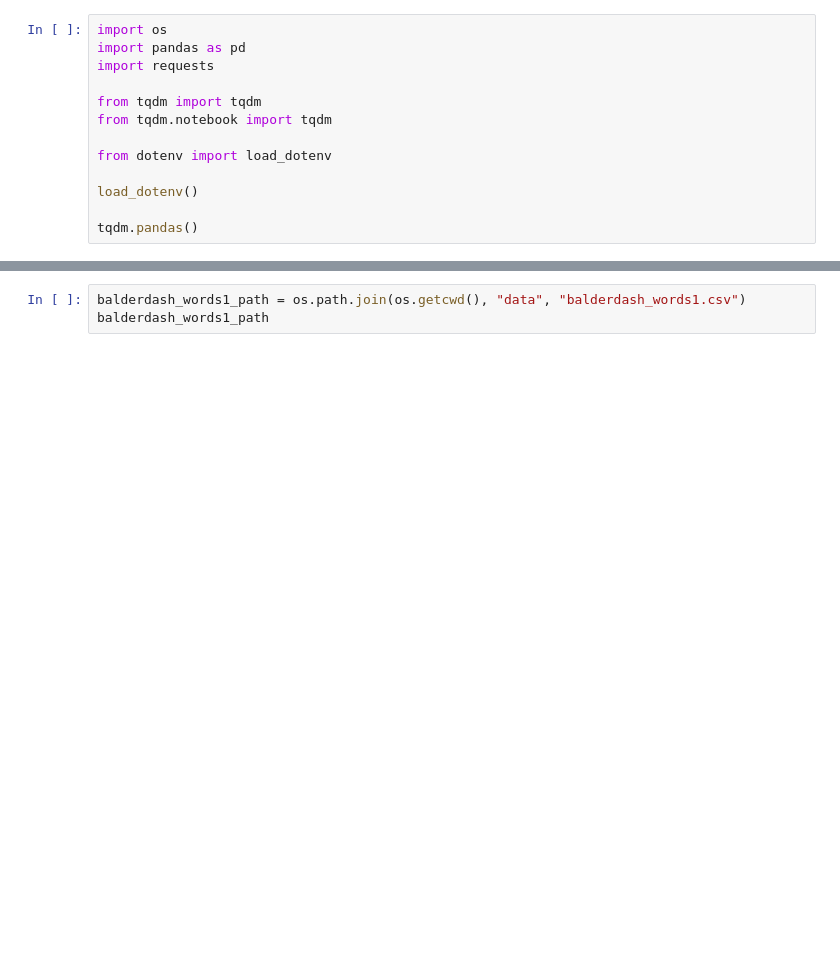
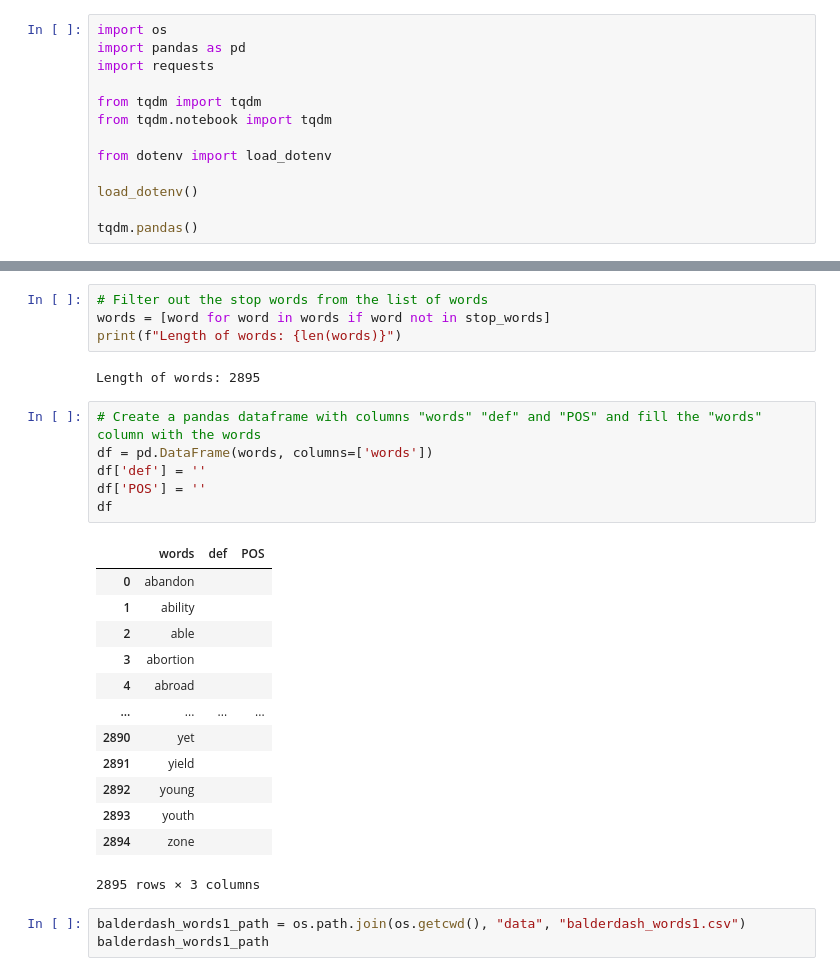
Before and after one commit to ParsaHejabi/Simulation-Framework-for-Multi-Agent-Balderdash, a Jupyter notebook: create_dataset.ipynb, the cells around one changed output, grey strips where cells are left out. Drawn from its saved outputs; the diff is of its cells as text; blank space fills up the shorter version.

```diff
--- a/create_dataset.ipynb
+++ b/create_dataset.ipynb
@@ -18,3 +70,29 @@ tqdm.pandas()
+# %%
+# Filter out the stop words from the list of words
+words = [word for word in words if word not in stop_words]
+print(f"Length of words: {len(words)}")
+# %% [output]
+Length of words: 2895
+# %%
+# Create a pandas dataframe with columns "words" "def" and "POS" and fill the "words" column with the words
+df = pd.DataFrame(words, columns=['words'])
+df['def'] = ''
+df['POS'] = ''
+df
+# %% [output]
+|  | words | def | POS |
+| 0 | abandon |  |  |
+| 1 | ability |  |  |
+| 2 | able |  |  |
+| 3 | abortion |  |  |
+| 4 | abroad |  |  |
+| ... | ... | ... | ... |
+| 2890 | yet |  |  |
+| 2891 | yield |  |  |
+| 2892 | young |  |  |
+| 2893 | youth |  |  |
+| 2894 | zone |  |  |
+2895 rows × 3 columns
 # %%
 balderdash_words1_path = os.path.join(os.getcwd(), "data", "balderdash_words1.csv")
 balderdash_words1_path
```
Also changed, not shown: parts of 6 cells of this notebook, 11 other files.
